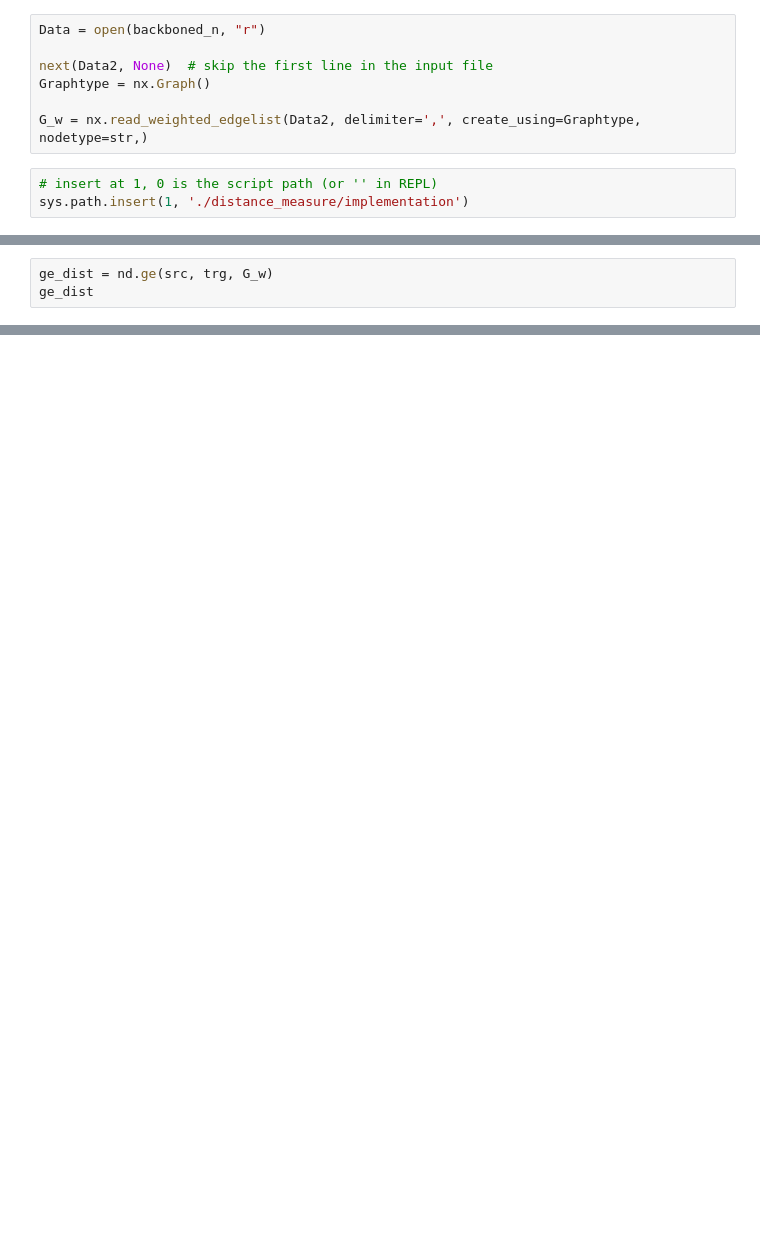
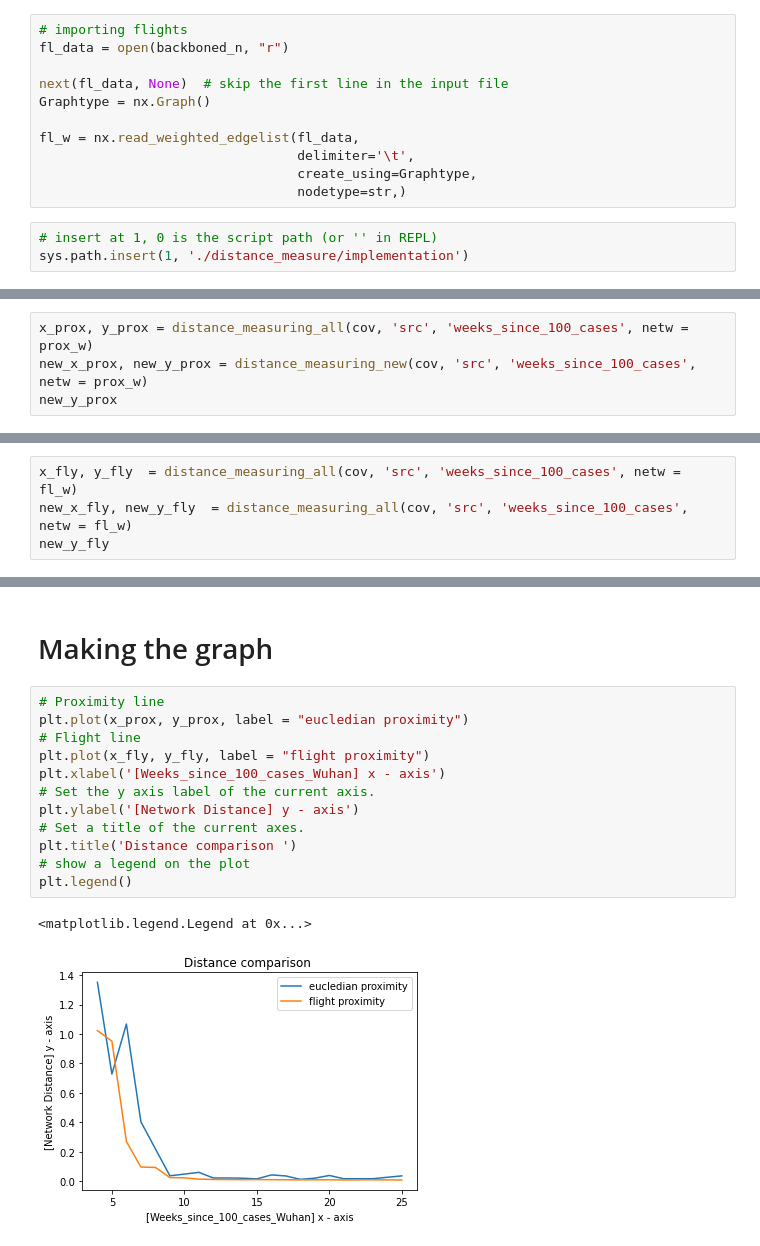
Before and after one commit to jcllobet/MasterThesis, a Jupyter notebook: Distance_Measure_Script.ipynb, the cells around one changed output, grey strips where cells are left out. Drawn from its saved outputs; the diff is of its cells as text; blank space fills up the shorter version.

```diff
--- a/Distance_Measure_Script.ipynb
+++ b/Distance_Measure_Script.ipynb
@@ -30,10 +76,14 @@ bckfl_df = bckfl_df.sort_values(by=['weeks_since_100_cases'])
 # %%
-Data = open(backboned_n, "r")
+# importing flights
+fl_data = open(backboned_n, "r")
 
-next(Data2, None)  # skip the first line in the input file
+next(fl_data, None)  # skip the first line in the input file
 Graphtype = nx.Graph()
 
-G_w = nx.read_weighted_edgelist(Data2, delimiter=',', create_using=Graphtype, nodetype=str,)
+fl_w = nx.read_weighted_edgelist(fl_data,
+                                 delimiter='\t',
+                                 create_using=Graphtype,
+                                 nodetype=str,)
 # %%
 # insert at 1, 0 is the script path (or '' in REPL)
 sys.path.insert(1, './distance_measure/implementation')
@@ -68,3 +89,0 @@ trg = {"Serbia":1} #week i infected.
-# %%
-ge_dist = nd.ge(src, trg, G_w)
-ge_dist
@@ -70,0 +176,4 @@ ge_dist
+# %%
+x_prox, y_prox = distance_measuring_all(cov, 'src', 'weeks_since_100_cases', netw = prox_w)
+new_x_prox, new_y_prox = distance_measuring_new(cov, 'src', 'weeks_since_100_cases', netw = prox_w)
+new_y_prox
@@ -70,0 +201,4 @@ ge_dist
+# %%
+x_fly, y_fly  = distance_measuring_all(cov, 'src', 'weeks_since_100_cases', netw = fl_w)
+new_x_fly, new_y_fly  = distance_measuring_all(cov, 'src', 'weeks_since_100_cases', netw = fl_w)
+new_y_fly
@@ -70,0 +226,17 @@ ge_dist
+# %% [markdown]
+# Making the graph
+# %%
+# Proximity line
+plt.plot(x_prox, y_prox, label = "eucledian proximity")
+# Flight line
+plt.plot(x_fly, y_fly, label = "flight proximity")
+plt.xlabel('[Weeks_since_100_cases_Wuhan] x - axis')
+# Set the y axis label of the current axis.
+plt.ylabel('[Network Distance] y - axis')
+# Set a title of the current axes.
+plt.title('Distance comparison ')
+# show a legend on the plot
+plt.legend()
+# %% [output]
+<matplotlib.legend.Legend at 0x...>
+[figure, added]
```
Also changed, not shown: parts of 15 cells of this notebook, 5 other files.
